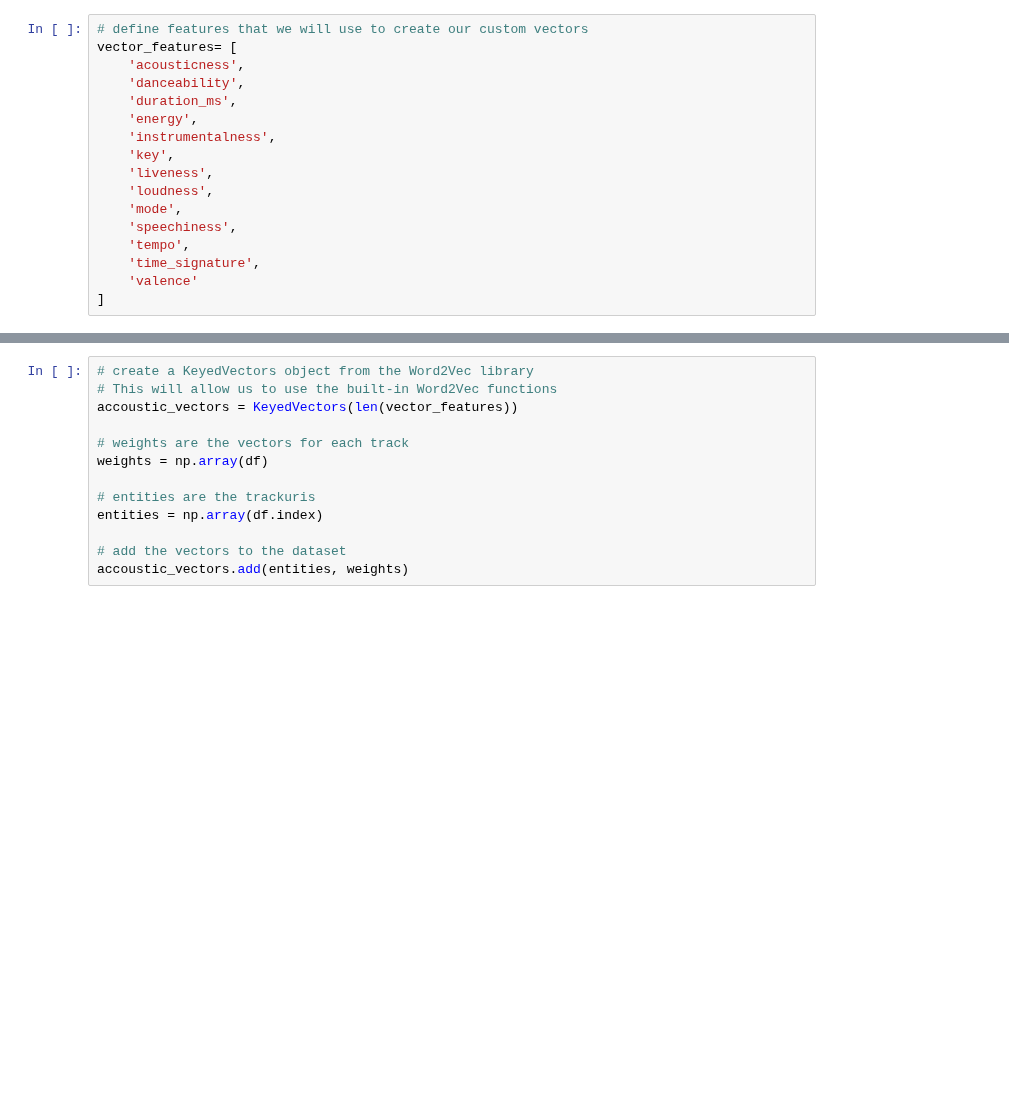
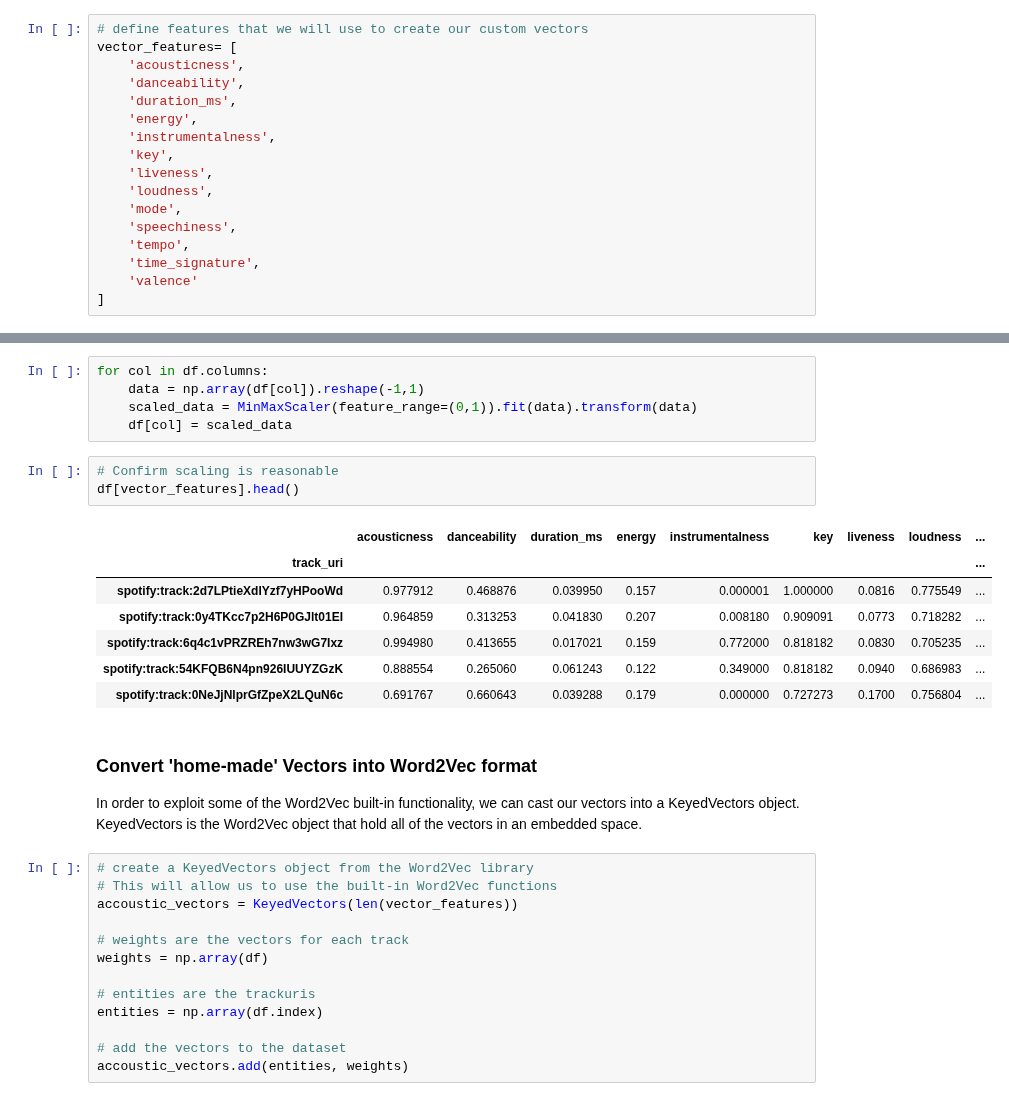
Before and after one commit to awgeezrick/CS109a_finalproject_group20, a Jupyter notebook: mark/model/Spotify_Recommender_Model-Train_Test_Split.ipynb, the cells around one changed output, grey strips where cells are left out. Drawn from its saved outputs; the diff is of its cells as text; blank space fills up the shorter version.

Commit message:
updated Word2Vec models

```diff
--- a/mark/model/Spotify_Recommender_Model-Train_Test_Split.ipynb
+++ b/mark/model/Spotify_Recommender_Model-Train_Test_Split.ipynb
@@ -699,3 +705,22 @@ df.head()
+# %%
+for col in df.columns:
+    data = np.array(df[col]).reshape(-1,1)
+    scaled_data = MinMaxScaler(feature_range=(0,1)).fit(data).transform(data)
+    df[col] = scaled_data
+# %%
+# Confirm scaling is reasonable
+df[vector_features].head()
+# %% [output]
+|  | acousticness | danceability | duration_ms | energy | instrumentalness | key | liveness | loudness | ... |
+| track_uri |  |  |  |  |  |  |  |  | ... |
+| spotify:track:2d7LPtieXdIYzf7yHPooWd | 0.977912 | 0.468876 | 0.039950 | 0.157 | 0.000001 | 1.000000 | 0.0816 | 0.775549 | ... |
+| spotify:track:0y4TKcc7p2H6P0GJlt01EI | 0.964859 | 0.313253 | 0.041830 | 0.207 | 0.008180 | 0.909091 | 0.0773 | 0.718282 | ... |
+| spotify:track:6q4c1vPRZREh7nw3wG7Ixz | 0.994980 | 0.413655 | 0.017021 | 0.159 | 0.772000 | 0.818182 | 0.0830 | 0.705235 | ... |
+| spotify:track:54KFQB6N4pn926IUUYZGzK | 0.888554 | 0.265060 | 0.061243 | 0.122 | 0.349000 | 0.818182 | 0.0940 | 0.686983 | ... |
+| spotify:track:0NeJjNlprGfZpeX2LQuN6c | 0.691767 | 0.660643 | 0.039288 | 0.179 | 0.000000 | 0.727273 | 0.1700 | 0.756804 | ... |
+# %% [markdown]
+### Convert 'home-made' Vectors into Word2Vec format
+In order to exploit some of the Word2Vec built-in functionality, we can cast our vectors into a KeyedVectors object.  KeyedVectors is the Word2Vec object that hold all of the vectors in an embedded space.
 # %%
 # create a KeyedVectors object from the Word2Vec library
 # This will allow us to use the built-in Word2Vec functions
```
Also changed, not shown: parts of 81 cells of this notebook, 2 other files.
